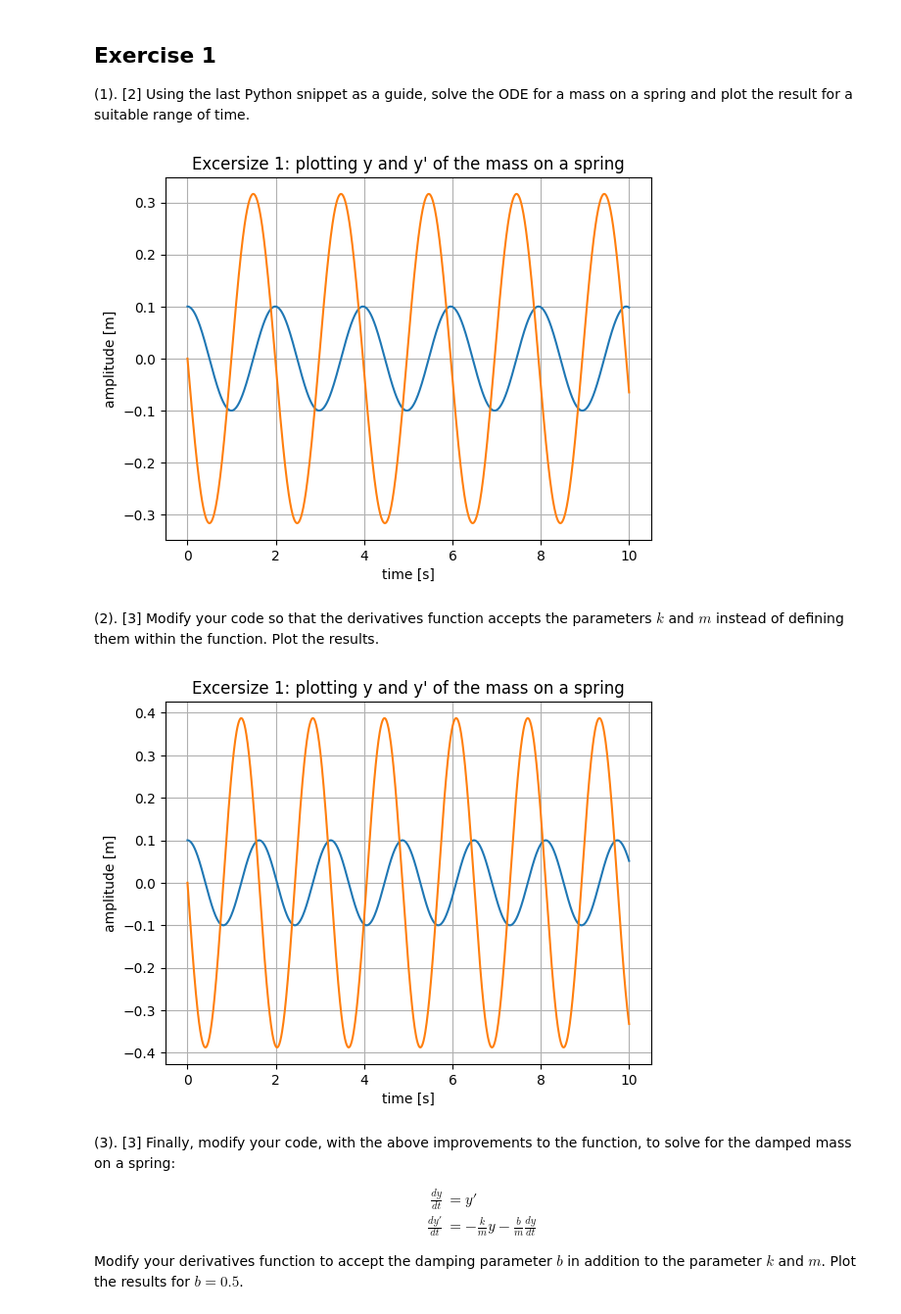
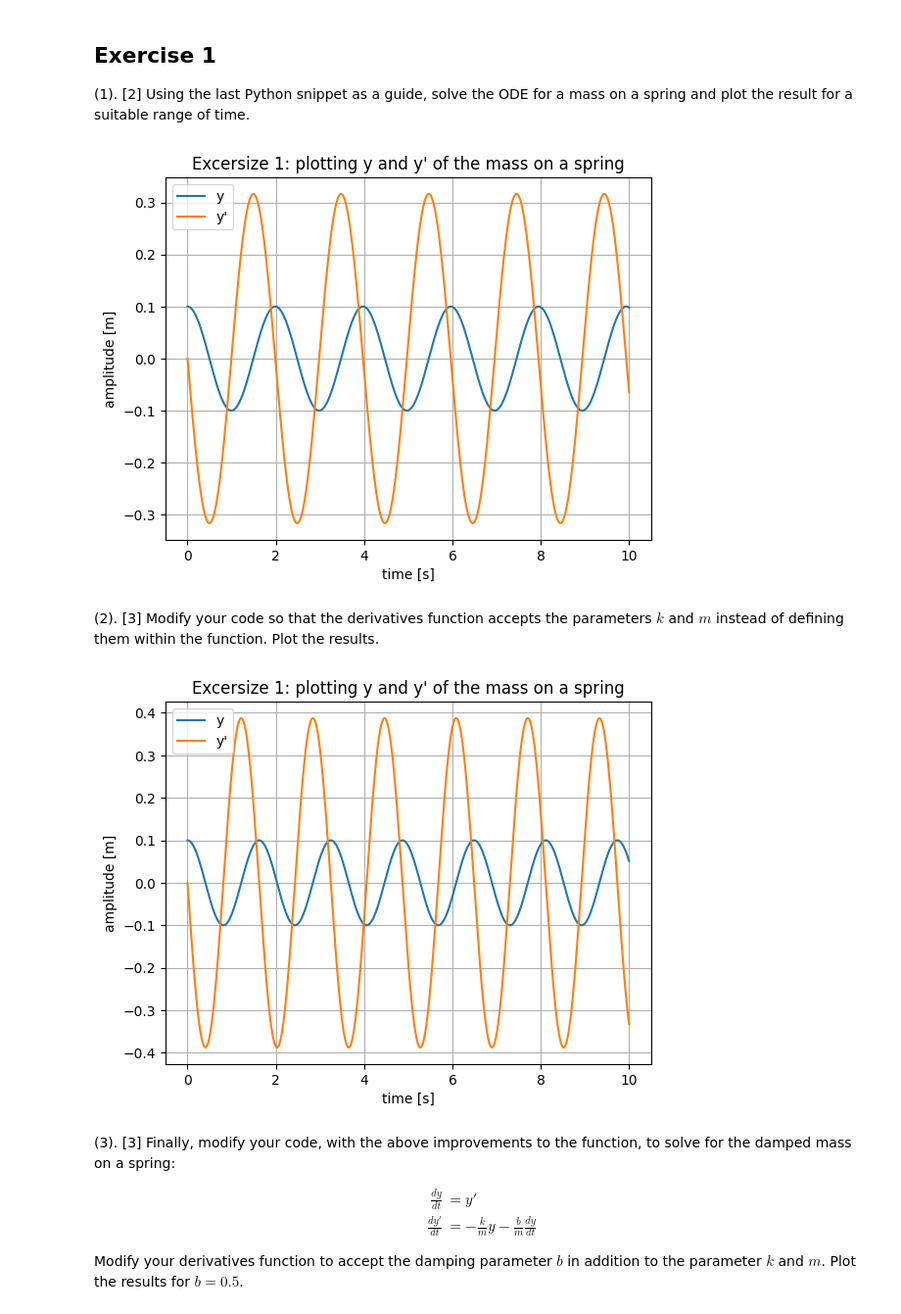
Before and after one commit to PX2145-2025/week-8-b-Medhekar-Anushka, a Jupyter notebook: ODEs.ipynb, the cells around one changed output. Shown at 98% size. Saved outputs shown, nothing was run; the diff lists cells and outputs as text; code cells hidden in the pictures.

```diff
--- a/ODEs.ipynb
+++ b/ODEs.ipynb
@@ -192,31 +192,32 @@ This must be marked before you leave the lab. Mark weighting is in brackets. **S
 # %%
 def f(y, t): # return derivatives of the array y
     k = 10.0
     m = 1.0
     return [ y[1], # the first equation dy[0]/dt
             -(k/m)*y[0] # the second equation dy[1]/dt
            ]
 t = np.linspace(0.0, tmax, npts)
 
 yinit = [0.1, 0] # initial value, y
   # initial value, y'
 y = odeint(f, yinit, t) #integrating
 
 npts = 1000
 tmax = 10
 
 
 
 #HOW DO YOU SEPPARARTE OUT THE TWO LINES TO LABEL THEM???
-plt.plot(t, y)
+plt.plot(t, y[:,0], label = 'y')
+plt.plot(t, y[:,1], label = "y'")
 plt.xlabel("time [s]")
 plt.ylabel("amplitude [m]")
 plt.title("Excersize 1: plotting y and y' of the mass on a spring")
 plt.grid(True)
-#plt.legend()
+plt.legend()
 plt.show()
 # %% [output]
-[figure, old version]
+[figure, new version]
 # %% [markdown]
  (2). [3] Modify your code so that the derivatives function accepts the parameters $k$ and $m$ instead of defining them within the function. Plot the results.
 # %%
@@ -238,15 +239,16 @@ tmax = 10
 
 
 #HOW DO YOU SEPPARARTE OUT THE TWO LINES TO LABEL THEM???
-plt.plot(t, y)
+plt.plot(t, y[:,0], label = "y")
+plt.plot(t, y[:,1], label = "y'")
 plt.xlabel("time [s]")
 plt.ylabel("amplitude [m]")
 plt.title("Excersize 1: plotting y and y' of the mass on a spring")
 plt.grid(True)
-#plt.legend()
+plt.legend()
 plt.show()
 # %% [output]
-[figure, old version]
+[figure, new version]
 # %% [markdown]
  (3). [3] Finally, modify your code, with the above improvements to the function, to solve for the damped mass on a spring:
 
```
Also changed, not shown: parts of 2 cells of this notebook.
